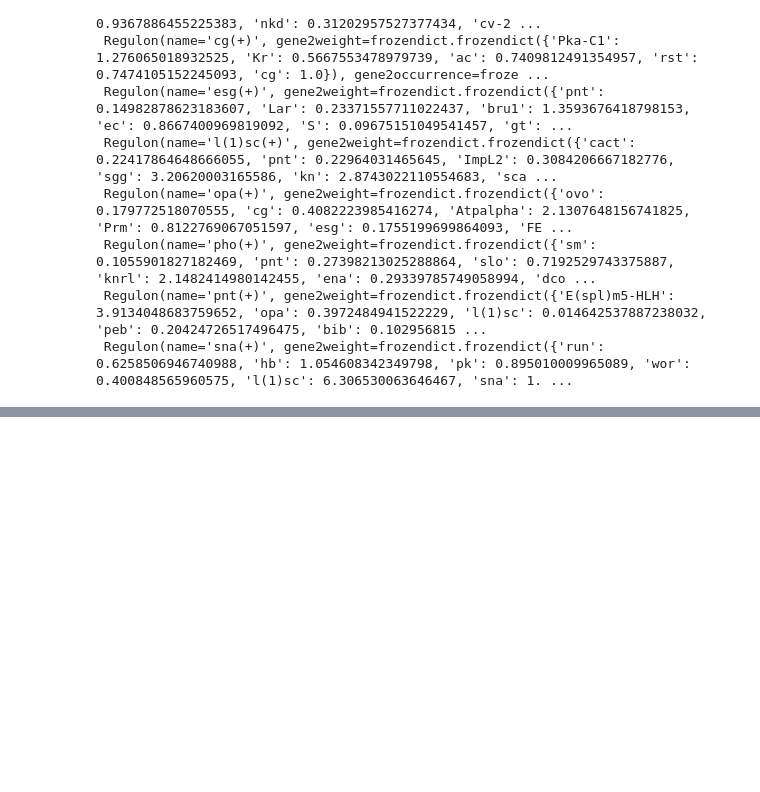
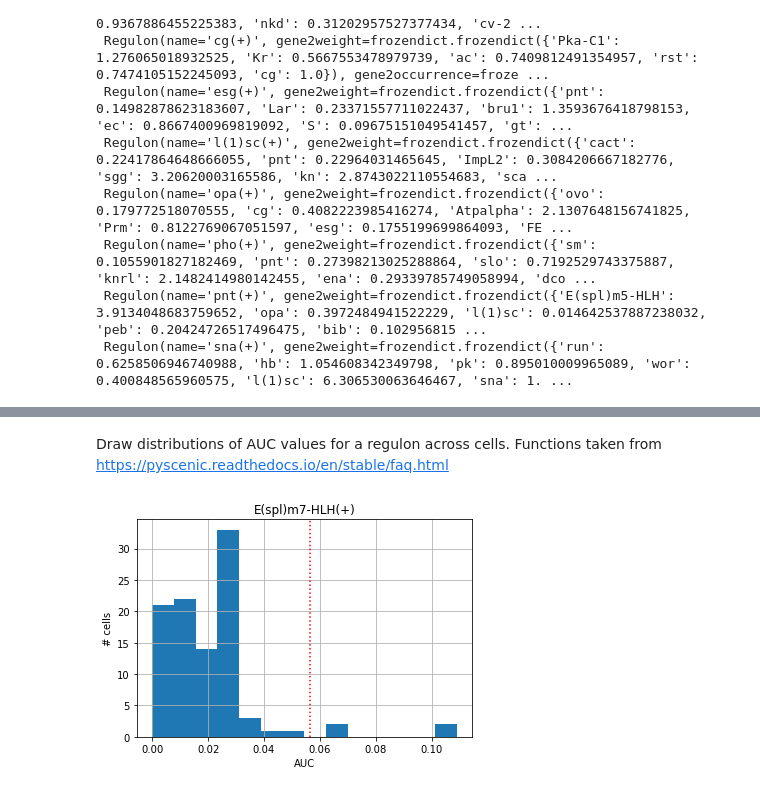
Before and after one commit to ozlembahar/devo-grn, a Jupyter notebook: notebooks/scenic_1.ipynb, the cells around one changed output, grey strips where cells are left out. Drawn from its saved outputs; the diff is of its cells as text; code cells hidden in the pictures; blank space fills up the shorter version.

```diff
--- a/notebooks/scenic_1.ipynb
+++ b/notebooks/scenic_1.ipynb
@@ -186,3 +247,38 @@ Open directory to save results files
+# %% [markdown]
+Draw distributions of AUC values for a regulon across cells. Functions taken from https://pyscenic.readthedocs.io/en/stable/faq.html
+# %%
+import matplotlib.pyplot as plt
+
+def plot_binarization(auc_mtx: pd.DataFrame, regulon_name: str, threshold: float, bins: int=200, ax=None) -> None:
+    """
+    Plot the "binarization" process for the given regulon.
+
+    :param auc_mtx: The dataframe with the AUC values for all cells and regulons (n_cells x n_regulons).
+    :param regulon_name: The name of the regulon.
+    :param bins: The number of bins to use in the AUC histogram.
+    :param threshold: The threshold to use for binarization.
+    """
+    if ax is None:
+        ax=plt.gca()
+
+    auc_mtx[regulon_name].hist(ax=ax, bins='auto')
+
+    ylim = ax.get_ylim()
+    ax.plot([threshold]*2, ylim, 'r:')
+    ax.set_ylim(ylim)
+    ax.set_xlabel('AUC')
+    ax.set_ylabel('# cells')
+    ax.set_title(regulon_name)
+# %%
+if not os.path.exists("results/figs"):
+    os.mkdir("results/figs")
+
+for regulon in list(auc_ntx.columns.values):
+    plot_binarization(auc_mtx=auc_ntx, regulon_name=regulon, threshold=binary_aucell[1][regulon])
+    plt.savefig(f"results/figs/{regulon}.pdf")
+    # break
+# %% [output]
+[figure, added]
 # %%
 if not os.path.exists("results/"):
     os.mkdir("results")
```
Also changed, not shown: parts of 16 cells of this notebook, 5 other files.
